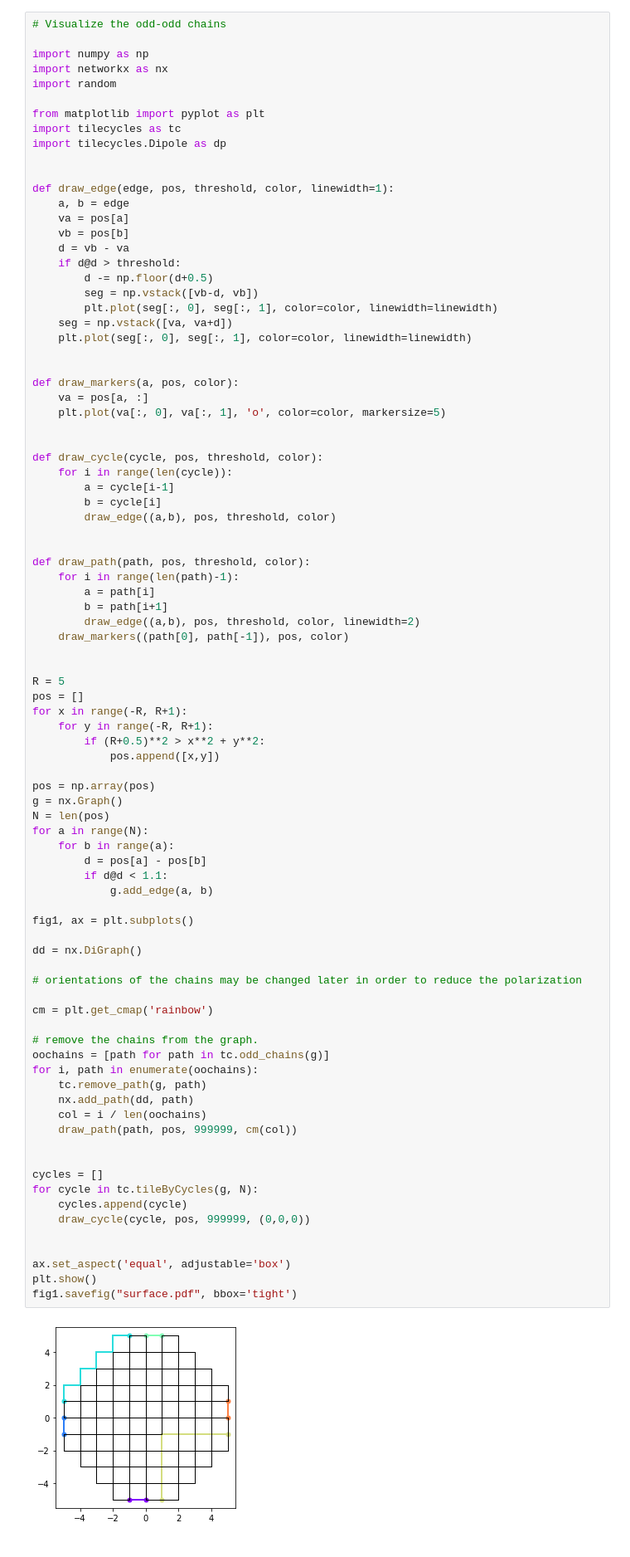
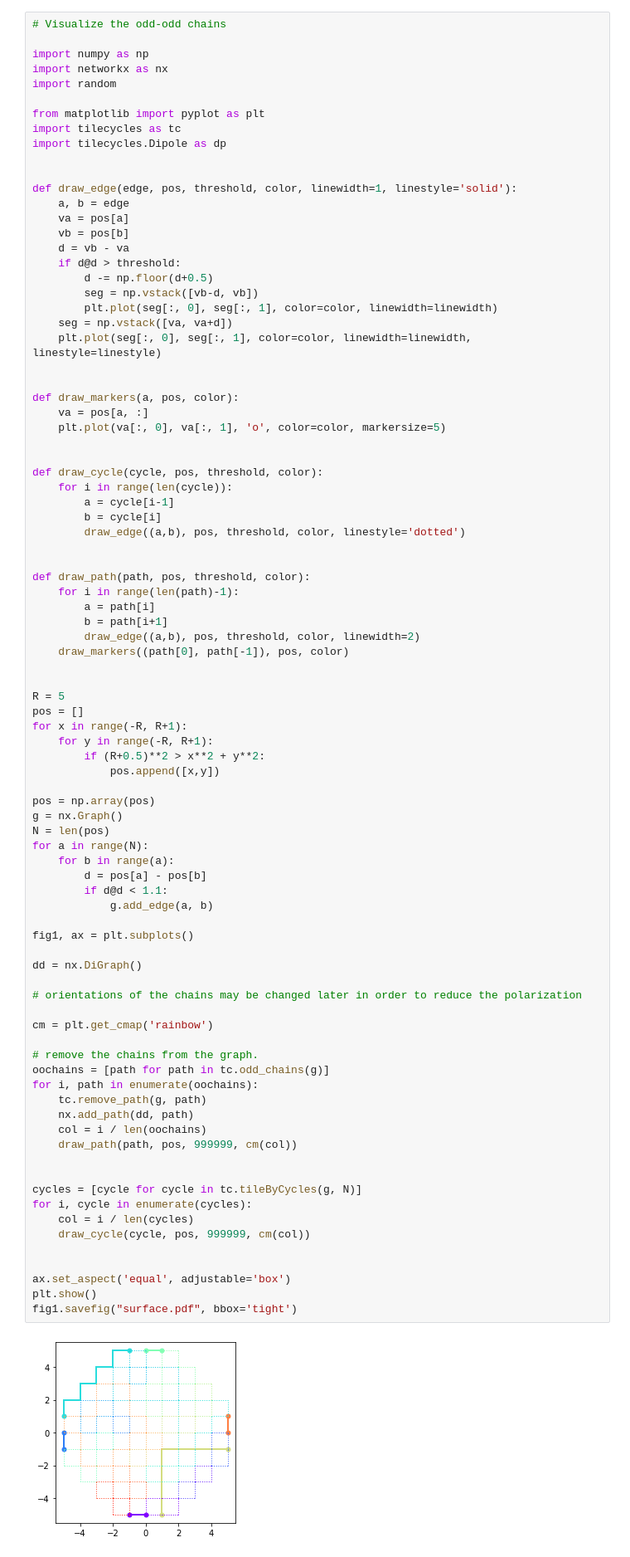
Before and after one commit to vitroid/TileCycles, a Jupyter notebook: TileCycles.ipynb, the cells around one changed output. Shown at 83% size. Saved outputs shown, nothing was run; the diff lists cells and outputs as text.

```diff
--- a/TileCycles.ipynb
+++ b/TileCycles.ipynb
@@ -497,7 +500,7 @@ import tilecycles as tc
 import tilecycles.Dipole as dp
 
 
-def draw_edge(edge, pos, threshold, color, linewidth=1):
+def draw_edge(edge, pos, threshold, color, linewidth=1, linestyle='solid'):
     a, b = edge
     va = pos[a]
     vb = pos[b]
@@ -507,7 +510,7 @@ def draw_edge(edge, pos, threshold, color, linewidth=1):
         seg = np.vstack([vb-d, vb])
         plt.plot(seg[:, 0], seg[:, 1], color=color, linewidth=linewidth)
     seg = np.vstack([va, va+d])
-    plt.plot(seg[:, 0], seg[:, 1], color=color, linewidth=linewidth)
+    plt.plot(seg[:, 0], seg[:, 1], color=color, linewidth=linewidth, linestyle=linestyle)
 
 
 def draw_markers(a, pos, color):
@@ -519,7 +522,7 @@ def draw_cycle(cycle, pos, threshold, color):
     for i in range(len(cycle)):
         a = cycle[i-1]
         b = cycle[i]
-        draw_edge((a,b), pos, threshold, color)
+        draw_edge((a,b), pos, threshold, color, linestyle='dotted')
 
 
 def draw_path(path, pos, threshold, color):
@@ -542,35 +545,35 @@ g = nx.Graph()
 N = len(pos)
 for a in range(N):
     for b in range(a):
         d = pos[a] - pos[b]
         if d@d < 1.1:
             g.add_edge(a, b)
 
 fig1, ax = plt.subplots()
 
 dd = nx.DiGraph()
 
 # orientations of the chains may be changed later in order to reduce the polarization
 
 cm = plt.get_cmap('rainbow')
 
 # remove the chains from the graph.
 oochains = [path for path in tc.odd_chains(g)]
 for i, path in enumerate(oochains):
     tc.remove_path(g, path)
     nx.add_path(dd, path)
     col = i / len(oochains)
     draw_path(path, pos, 999999, cm(col))
 
 
-cycles = []
-for cycle in tc.tileByCycles(g, N):
-    cycles.append(cycle)
-    draw_cycle(cycle, pos, 999999, (0,0,0))
+cycles = [cycle for cycle in tc.tileByCycles(g, N)]
+for i, cycle in enumerate(cycles):
+    col = i / len(cycles)
+    draw_cycle(cycle, pos, 999999, cm(col))
 
 
 ax.set_aspect('equal', adjustable='box')
 plt.show()
 fig1.savefig("surface.pdf", bbox='tight')
 # %% [output]
-[figure, old version]
+[figure, new version]
```
Also changed, not shown: parts of 2 cells of this notebook, 2 other files.
